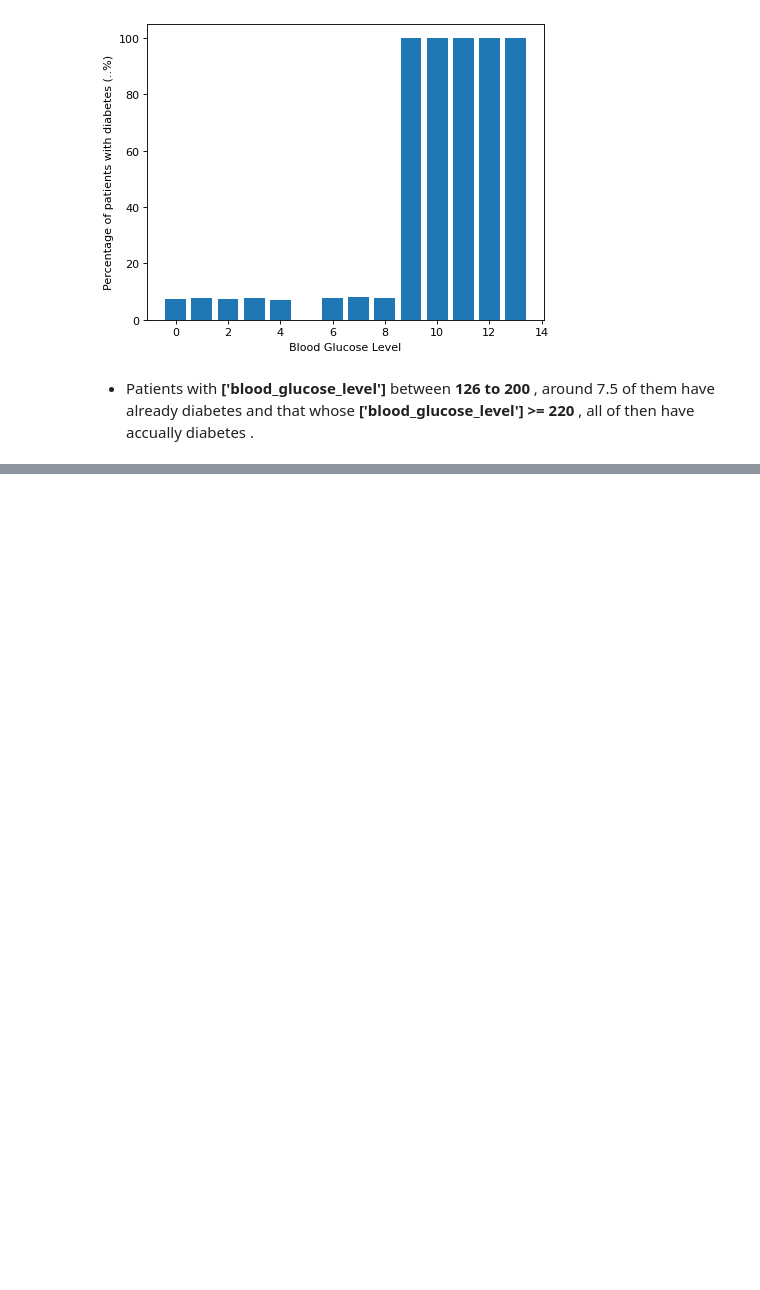
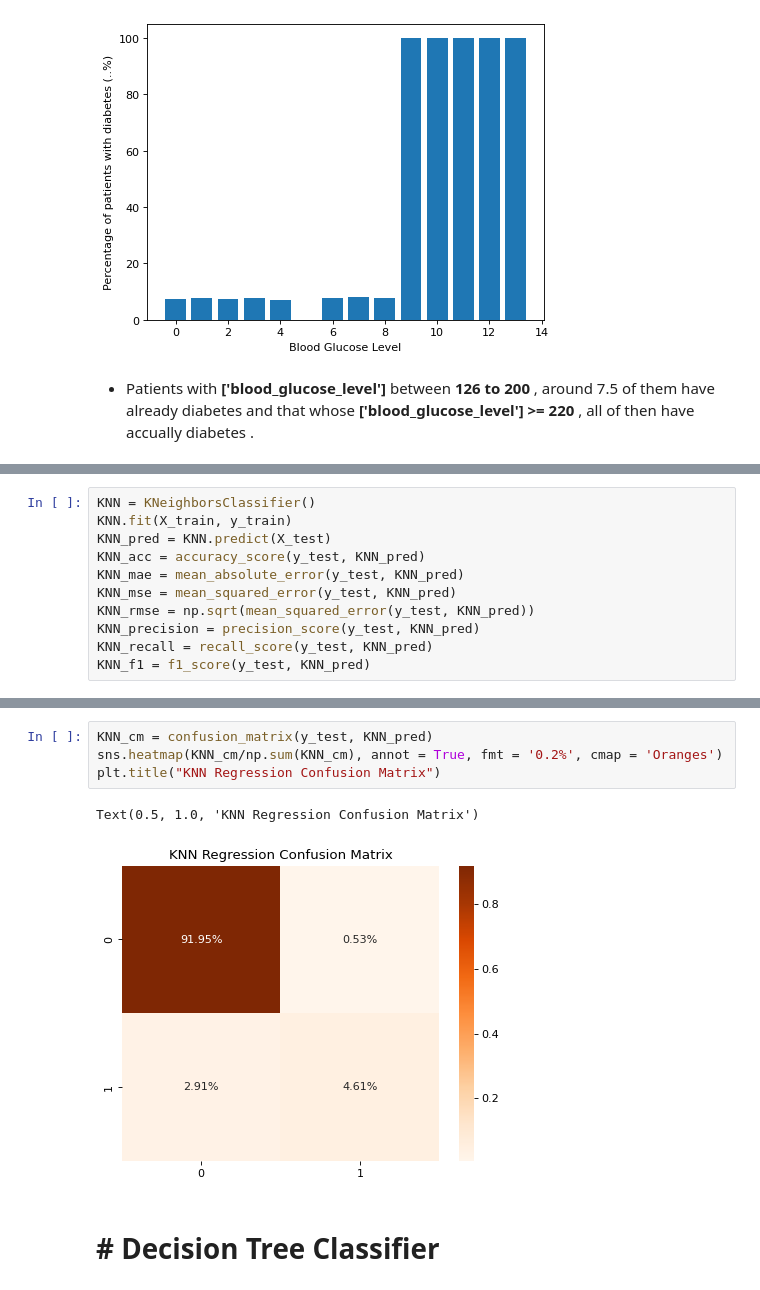
Before and after one commit to HussainM19/CIND-820-Predicting-Diabetes-using-MAchine-Learning, a Jupyter notebook: prepocessing-diabetes-dataset.ipynb, the cells around one changed output, grey strips where cells are left out. Drawn from its saved outputs; the diff is of its cells as text; blank space fills up the shorter version.

```diff
--- a/prepocessing-diabetes-dataset.ipynb
+++ b/prepocessing-diabetes-dataset.ipynb
@@ -511,0 +580,11 @@ plt.ylabel('Percentage of patients with diabetes (..%)');
+# %%
+KNN = KNeighborsClassifier()
+KNN.fit(X_train, y_train)
+KNN_pred = KNN.predict(X_test)
+KNN_acc = accuracy_score(y_test, KNN_pred)
+KNN_mae = mean_absolute_error(y_test, KNN_pred)
+KNN_mse = mean_squared_error(y_test, KNN_pred)
+KNN_rmse = np.sqrt(mean_squared_error(y_test, KNN_pred))
+KNN_precision = precision_score(y_test, KNN_pred)
+KNN_recall = recall_score(y_test, KNN_pred)
+KNN_f1 = f1_score(y_test, KNN_pred)
@@ -511,0 +606,9 @@ plt.ylabel('Percentage of patients with diabetes (..%)');
+# %%
+KNN_cm = confusion_matrix(y_test, KNN_pred)
+sns.heatmap(KNN_cm/np.sum(KNN_cm), annot = True, fmt = '0.2%', cmap = 'Oranges')
+plt.title("KNN Regression Confusion Matrix")
+# %% [output]
+Text(0.5, 1.0, 'KNN Regression Confusion Matrix')
+[figure, added]
+# %% [markdown]
+# # Decision Tree Classifier
```
Also changed, not shown: parts of 32 cells of this notebook.
